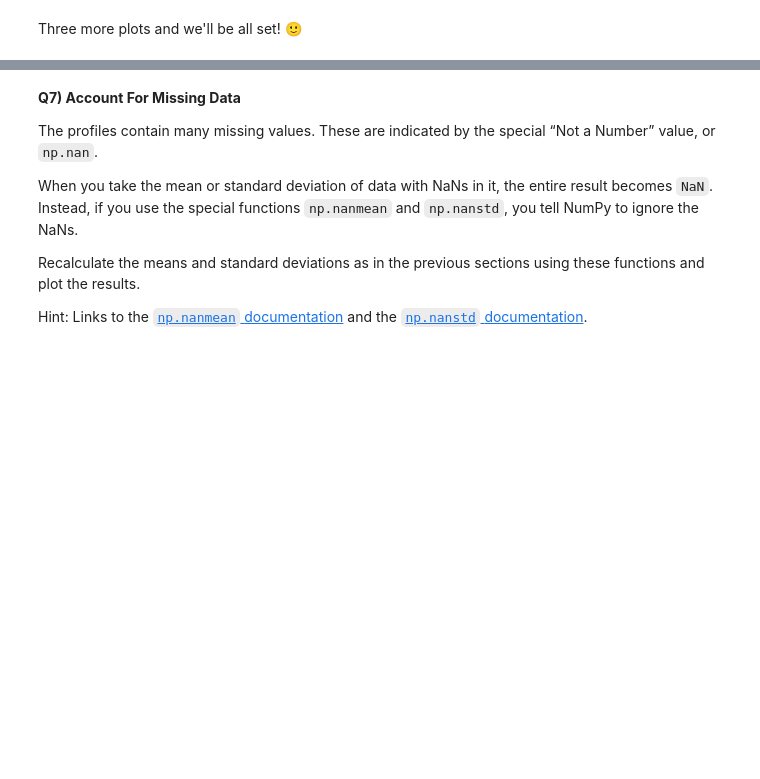
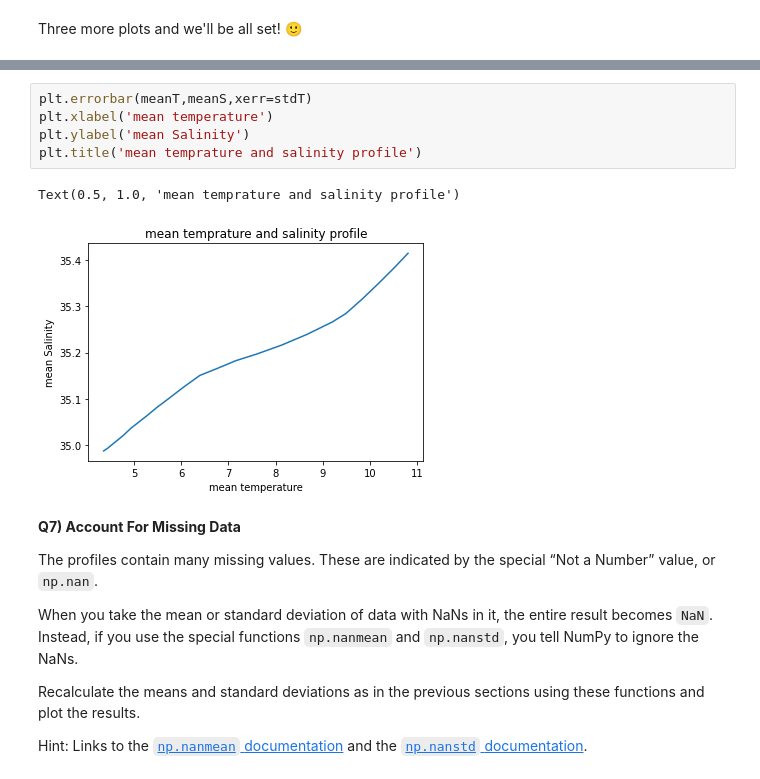
Before and after one commit to eunbip/2022_Intro_Python, a Jupyter notebook: Exercises/W2_S1.ipynb, the cells around one changed output, grey strips where cells are left out. Drawn from its saved outputs; the diff is of its cells as text; blank space fills up the shorter version.

```diff
--- a/Exercises/W2_S1.ipynb
+++ b/Exercises/W2_S1.ipynb
@@ -352,3 +334,11 @@ Three more plots and we'll be all set! 🙂
+# %%
+plt.errorbar(meanT,meanS,xerr=stdT)
+plt.xlabel('mean temperature')
+plt.ylabel('mean Salinity')
+plt.title('mean temprature and salinity profile')
+# %% [output]
+Text(0.5, 1.0, 'mean temprature and salinity profile')
+[figure, added]
 # %% [markdown]
 **Q7) Account For Missing Data**
 
```
Also changed, not shown: parts of 16 cells of this notebook.
